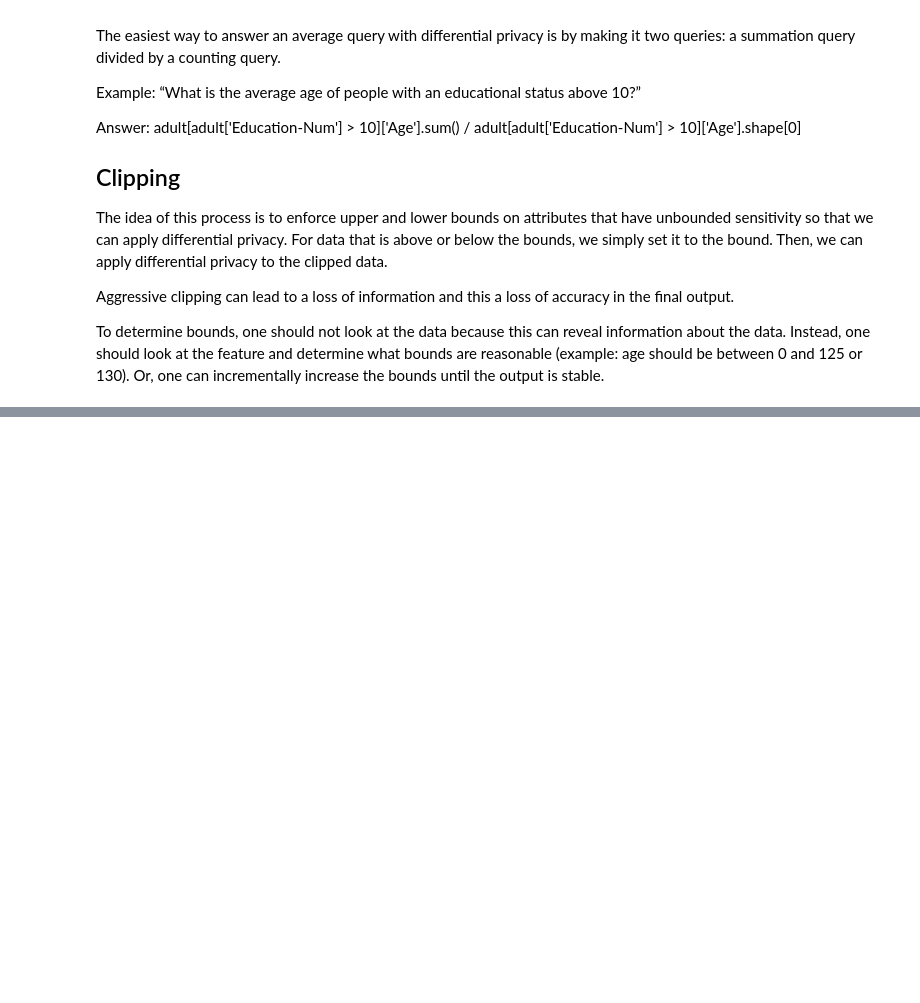
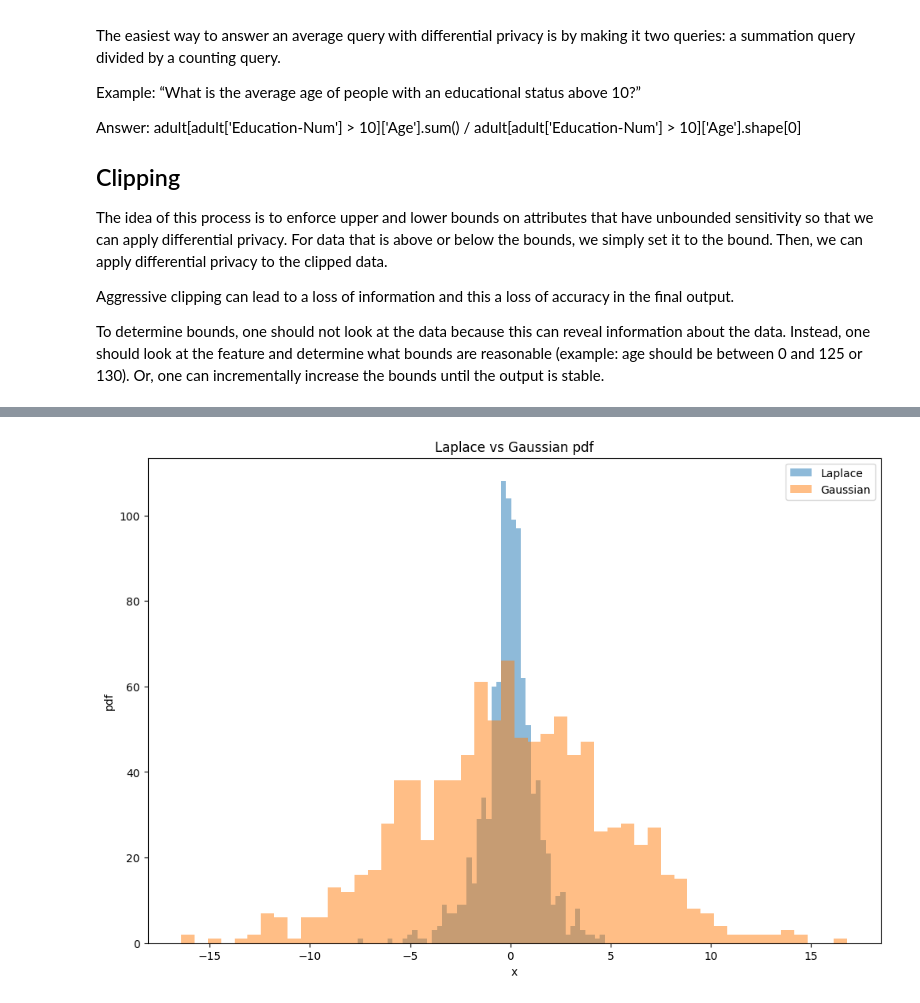
Before and after one commit to rohitr02/Differential-Privacy-Introduction, a Jupyter notebook: Intro to Differential Privacy.ipynb, the cells around one changed output, grey strips where cells are left out. Saved outputs shown, nothing was run; the diff lists cells and outputs as text; code cells hidden in the pictures; blank space fills up the shorter version.

```diff
--- a/Intro to Differential Privacy.ipynb
+++ b/Intro to Differential Privacy.ipynb
@@ -270,0 +297,17 @@ To determine bounds, one should not look at the data because this can reveal inf
+# %%
+# Laplace vs Gaussian pdf visualization
+epsilon = 1
+delta = 1e-5
+plt.figure(figsize=(12, 8))
+x = np.linspace(-5, 5, 1000)
+y_lap = np.random.laplace(0, 1/epsilon, 1000)
+y_gauss = np.random.normal(0, np.sqrt(2*np.log(1.25/delta))/epsilon, 1000)
+plt.hist(y_lap, bins=50, alpha=0.5, label='Laplace')
+plt.hist(y_gauss, bins=50, alpha=0.5, label='Gaussian')
+plt.title('Laplace vs Gaussian pdf')
+plt.xlabel('x')
+plt.ylabel('pdf')
+plt.legend()
+plt.show()
+# %% [output]
+[figure, added]
```
Also changed, not shown: parts of 3 cells of this notebook.
